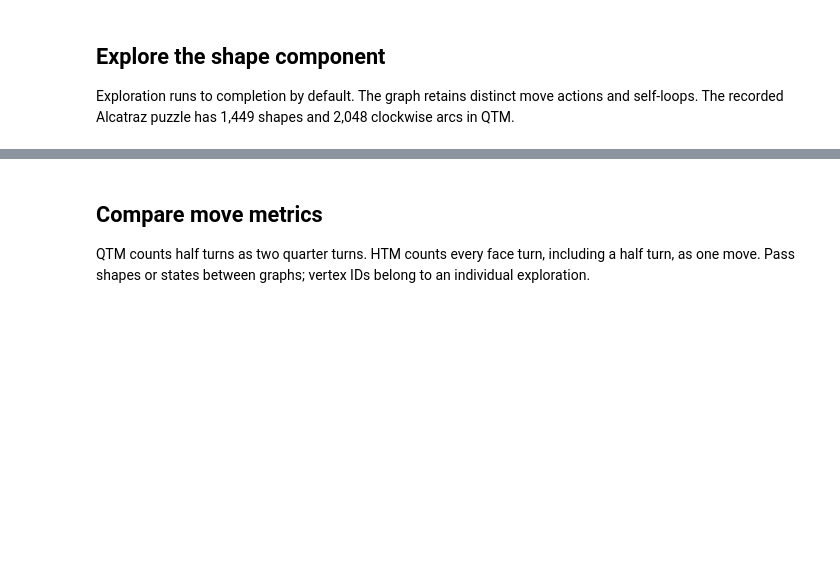
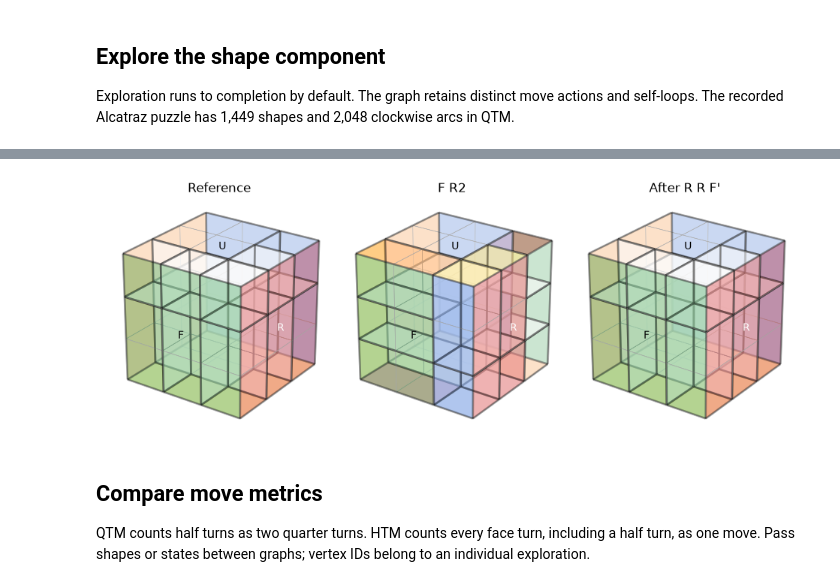
Before and after one commit to ladislavdubravsky/bandaged-cube-explorer, a Jupyter notebook: v2/examples/Alcatraz.ipynb, the cells around one changed output, grey strips where cells are left out. Saved outputs shown, nothing was run; the diff lists cells and outputs as text; code cells hidden in the pictures; blank space fills up the shorter version.

```diff
--- a/v2/examples/Alcatraz.ipynb
+++ b/v2/examples/Alcatraz.ipynb
@@ -92,8 +118,10 @@ assert restored.shape == initial
 # %%
-figure = c.draw_cubes([initial, scrambled, restored], alpha=0.35)
+figure = c.draw_cubes([solved, scrambled, restored], colors=True, alpha=0.35)
 for axis, title in zip(figure.axes, ["Reference", moves, f"After {solution or 'no moves'}"]):
     axis.set_title(title)
 plt.show()
+# %% [output]
+[figure, added]
 # %% [markdown]
 ## Compare move metrics
 
```
Also changed, not shown: parts of 29 cells of this notebook, 20 other files.
